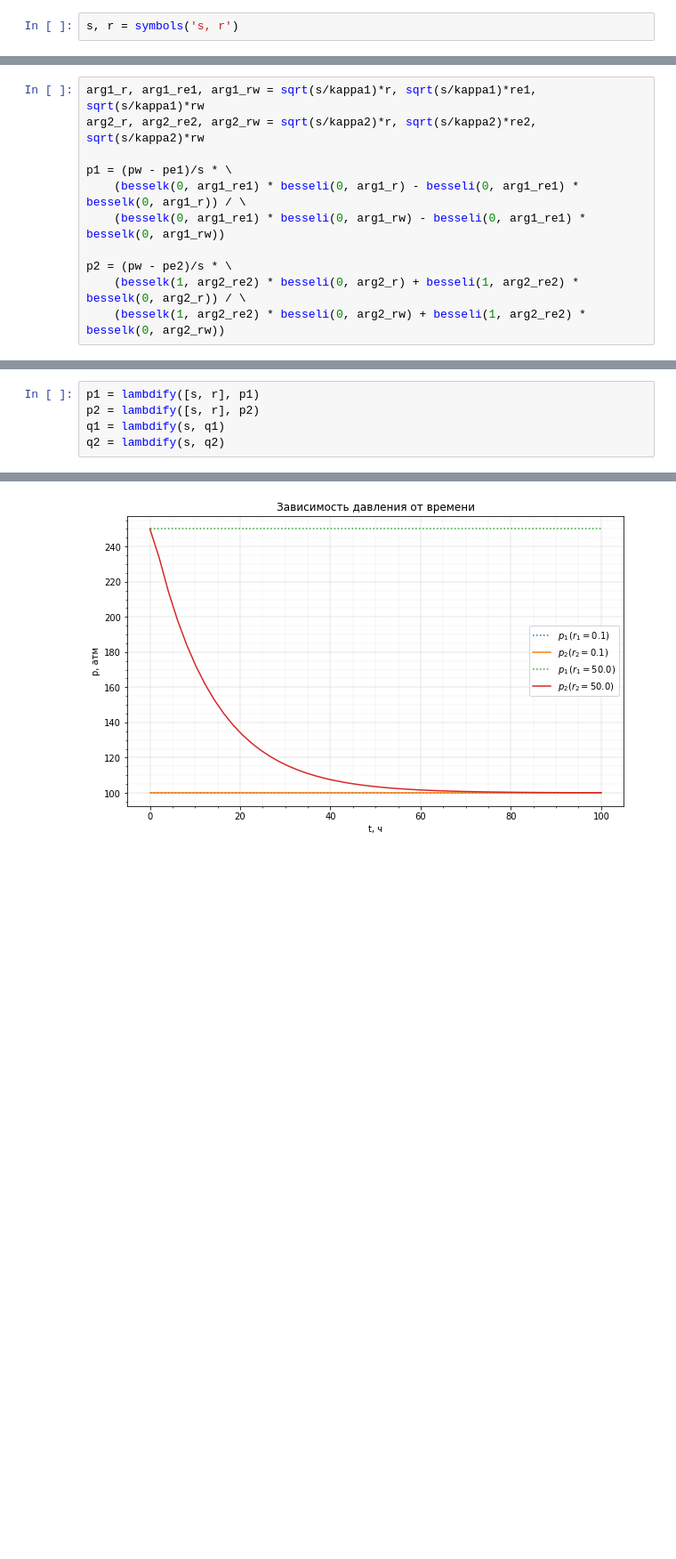
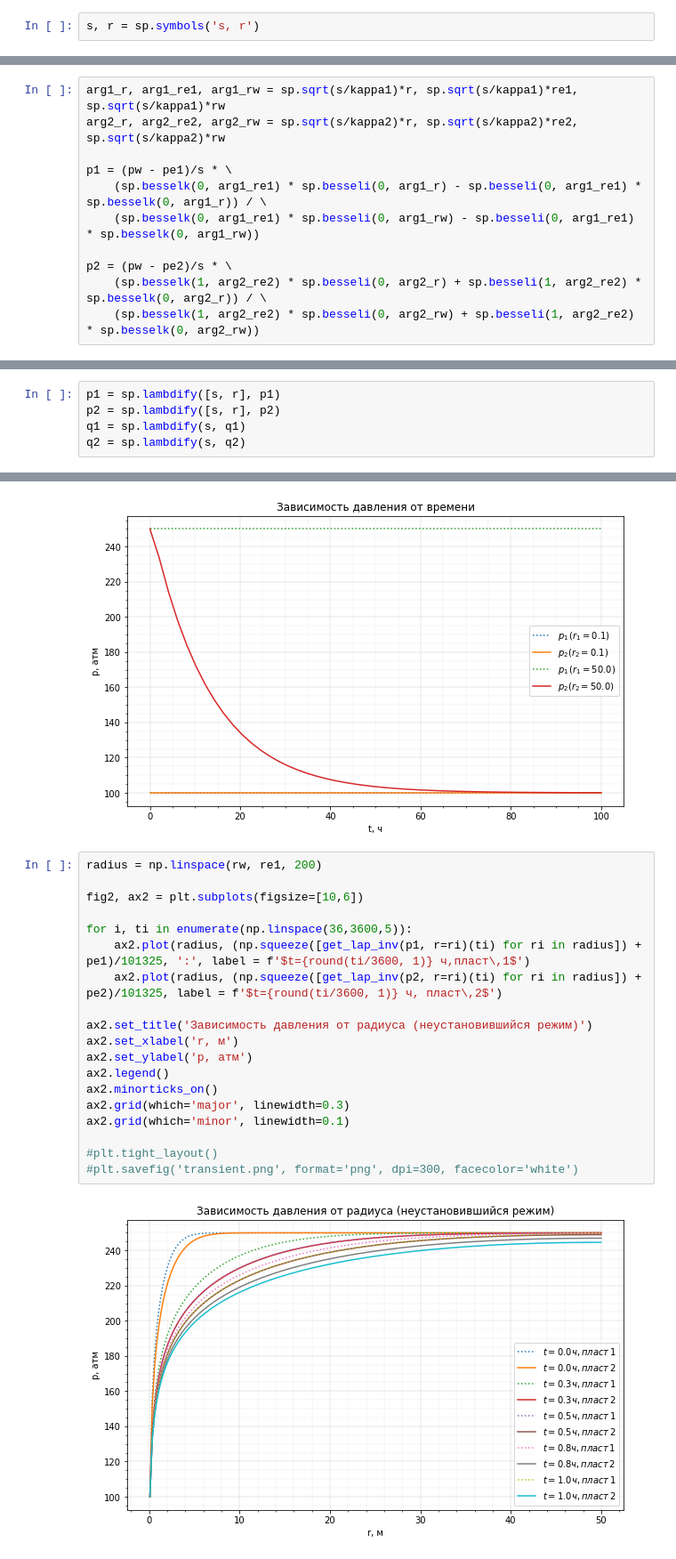
Before and after one commit to mualal/source, a Jupyter notebook: well_productivity/productivity.ipynb, the cells around one changed output, grey strips where cells are left out. Shown at 89% size. Saved outputs shown, nothing was run; the diff lists cells and outputs as text; blank space fills up the shorter version.

Commit message:
add trasient mode pressure distribution plots and animation

```diff
--- a/well_productivity/productivity.ipynb
+++ b/well_productivity/productivity.ipynb
@@ -90,7 +90,7 @@ from anaflow import get_lap_inv
 import matplotlib.pyplot as plt
 import numpy as np
 # %%
-s, r = symbols('s, r')
+s, r = sp.symbols('s, r')
 # %%
 # значения параметров
 
@@ -116,16 +116,16 @@ Ct2 = 4.9345e-10  # общая сжимаемость породы 2
 kappa1 = k1/(phi1*mu1*Ct1)  # коэффициент пьезопроводности 1
 kappa2 = k2/(phi2*mu2*Ct2)  # коэффициент пьезопроводности 2
 # %%
-arg1_r, arg1_re1, arg1_rw = sqrt(s/kappa1)*r, sqrt(s/kappa1)*re1, sqrt(s/kappa1)*rw
-arg2_r, arg2_re2, arg2_rw = sqrt(s/kappa2)*r, sqrt(s/kappa2)*re2, sqrt(s/kappa2)*rw
+arg1_r, arg1_re1, arg1_rw = sp.sqrt(s/kappa1)*r, sp.sqrt(s/kappa1)*re1, sp.sqrt(s/kappa1)*rw
+arg2_r, arg2_re2, arg2_rw = sp.sqrt(s/kappa2)*r, sp.sqrt(s/kappa2)*re2, sp.sqrt(s/kappa2)*rw
 
 p1 = (pw - pe1)/s * \
-    (besselk(0, arg1_re1) * besseli(0, arg1_r) - besseli(0, arg1_re1) * besselk(0, arg1_r)) / \
-    (besselk(0, arg1_re1) * besseli(0, arg1_rw) - besseli(0, arg1_re1) * besselk(0, arg1_rw))
+    (sp.besselk(0, arg1_re1) * sp.besseli(0, arg1_r) - sp.besseli(0, arg1_re1) * sp.besselk(0, arg1_r)) / \
+    (sp.besselk(0, arg1_re1) * sp.besseli(0, arg1_rw) - sp.besseli(0, arg1_re1) * sp.besselk(0, arg1_rw))
 
 p2 = (pw - pe2)/s * \
-    (besselk(1, arg2_re2) * besseli(0, arg2_r) + besseli(1, arg2_re2) * besselk(0, arg2_r)) / \
-    (besselk(1, arg2_re2) * besseli(0, arg2_rw) + besseli(1, arg2_re2) * besselk(0, arg2_rw))
+    (sp.besselk(1, arg2_re2) * sp.besseli(0, arg2_r) + sp.besseli(1, arg2_re2) * sp.besselk(0, arg2_r)) / \
+    (sp.besselk(1, arg2_re2) * sp.besseli(0, arg2_rw) + sp.besseli(1, arg2_re2) * sp.besselk(0, arg2_rw))
 # %%
 p1
 # %% [output]
@@ -140,8 +140,8 @@ q2 = ((2*pi*k2*h2*rw)/mu2)*diff(p2, r).subs(r, rw)
 # %%
-p1 = lambdify([s, r], p1)
-p2 = lambdify([s, r], p2)
-q1 = lambdify(s, q1)
-q2 = lambdify(s, q2)
+p1 = sp.lambdify([s, r], p1)
+p2 = sp.lambdify([s, r], p2)
+q1 = sp.lambdify(s, q1)
+q2 = sp.lambdify(s, q2)
 # %%
 time = np.linspace(36, 360000, 50)  # в секундах
 
@@ -161,6 +161,27 @@ ax1.grid(which='major', linewidth=0.3)
 ax1.grid(which='minor', linewidth=0.1)
 # %% [output]
 [figure]
+# %%
+radius = np.linspace(rw, re1, 200)
+
+fig2, ax2 = plt.subplots(figsize=[10,6])
+
+for i, ti in enumerate(np.linspace(36,3600,5)):
+    ax2.plot(radius, (np.squeeze([get_lap_inv(p1, r=ri)(ti) for ri in radius]) + pe1)/101325, ':', label = f'$t={round(ti/3600, 1)} ч,пласт\,1$')
+    ax2.plot(radius, (np.squeeze([get_lap_inv(p2, r=ri)(ti) for ri in radius]) + pe2)/101325, label = f'$t={round(ti/3600, 1)} ч, пласт\,2$')
+
+ax2.set_title('Зависимость давления от радиуса (неустановившийся режим)')
+ax2.set_xlabel('r, м')
+ax2.set_ylabel('p, атм')
+ax2.legend()
+ax2.minorticks_on()
+ax2.grid(which='major', linewidth=0.3)
+ax2.grid(which='minor', linewidth=0.1)
+
+#plt.tight_layout()
+#plt.savefig('transient.png', format='png', dpi=300, facecolor='white')
+# %% [output]
+[figure, added]
 # %%
 radius = np.linspace(rw, re1, 50)
 
```
Also changed, not shown: parts of 3 cells of this notebook.
